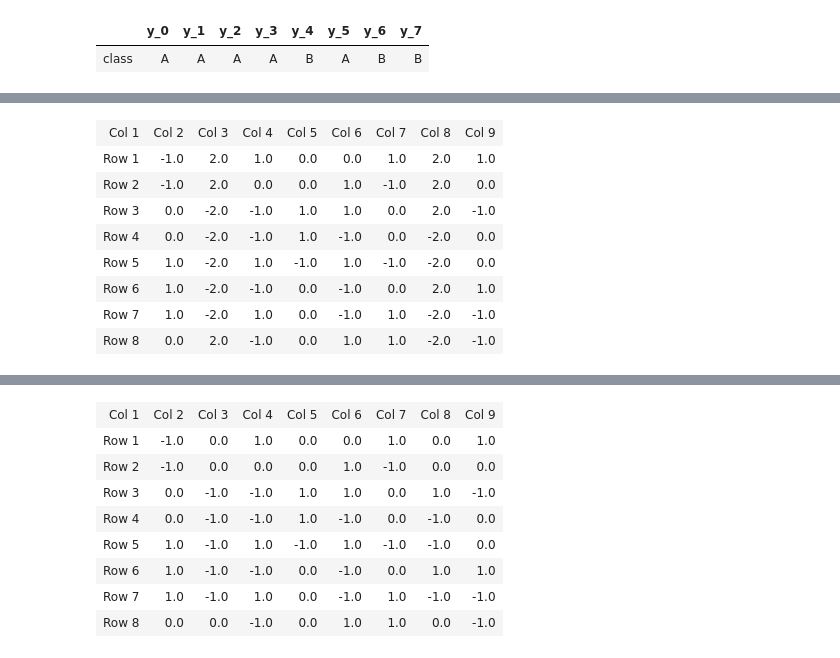
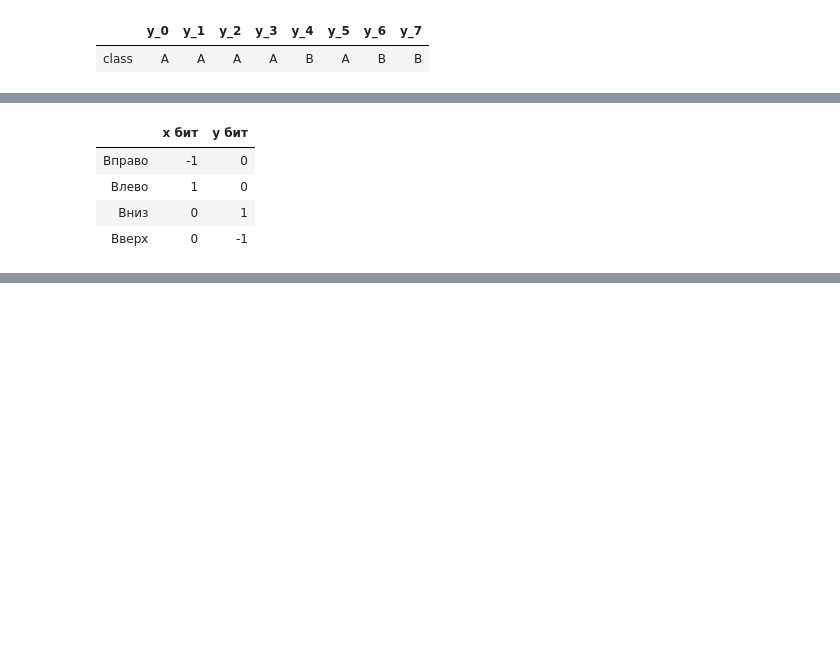
Before and after one commit to mor1ins/diploma_material, a Jupyter notebook: Decoder.ipynb, the cells around one changed output, grey strips where cells are left out. Saved outputs shown, nothing was run; the diff lists cells and outputs as text; code cells hidden in the pictures; blank space fills up the shorter version.

```diff
--- a/Decoder.ipynb
+++ b/Decoder.ipynb
@@ -48,6 +48,15 @@ def points_to_image(image, points):
 
     image = Image.fromarray(array)
     return image
+
+
+def print_directions(x_direction, y_direction):
+    table = []
+    for i in range(len(x_direction)):
+        table.append([])
+        for x, y in zip(x_direction[i], y_direction[i]):
+            table[i].append(f'({int(x)} ; {int(y)})')
+    print_table(table, False)
 # %%
 
 # set current_directory with Path function cwd() [Current Working Directory]
@@ -447,59 +459,55 @@ print_table(y_codes)
 # %%
 def replace(source, replacements):
     destination = np.zeros_like(source)
     for i in range(len(destination)):
         for what, to in replacements:
             if source[i] == what:
                 destination[i] = to
                 break
             else:
                 destination[i] = source[i]
 
     return destination
 
-def sign(a):
-    return 1 if a >= 0 else -1
 
 def replace_code_in_line(line, code, to):
     replace(line, [(code, to), (-1 * code, sign(-1 * y_code) * to)])
+
 
 def correction_position_2(x_lines, y_lines):
     for j in range(len(x_lines)):
         x_line, y_line = x_lines[j], y_lines[j]
         for i, (x_code, y_code) in enumerate(zip(x_line, y_line)):
-            if (y_code == -2 or y_code == 2):
-                code_for_replace = 0 if x_code == -1 or x_code == 1 else (sign(y_code))
-                y_lines[:, i] = replace(
-                    y_lines[:, i],
-                    [(y_code, code_for_replace),
-                     (-1 * y_code, -1 * code_for_replace)]
-                )
+            if (abs(y_code) == 2):
+                if abs(x_code) == 1:
+                    y_lines[:, i] = replace(
+                        y_lines[:, i], [(y_code, 0), (-1 * y_code, -1 * np.sign(y_code))]
+                    )
+                elif abs(x_code) == 0:
+                    y_lines[:, i] = replace(
+                        y_lines[:, i], [(y_code, np.sign(y_code)), (-1 * y_code, 0)]
+                    )
 
 
+x_codes_corrected, y_codes_corrected = x_codes.copy(), y_codes.copy()
 
+correction_position_2(x_codes_corrected, y_codes_corrected)
+correction_position_2(y_codes_corrected, x_codes_corrected)
 
-
-
-x_c, y_c = x_codes.copy(), y_codes.copy()
-# print(x_c[0])
-# print(replace(y_c[:, 4], [(-2, 0), (2, 1)]))
-
-print_table(x_c)
-print_table(y_c)
-
-correction_position_2(x_c, y_c)
-correction_position_2(y_c, x_c)
-print()
-
-print_table(x_c)
-print_table(y_c)
+display(tabulate.tabulate([
+        ['Вправо',  -1, 0],
+        ['Влево',  1, 0],
+        ['Вниз',   0, 1],
+        ['Вверх',    0,-1],
+    ], ['x бит', 'y бит'], tablefmt="html"
+))
+print_directions(x_codes_corrected.transpose(), y_codes_corrected.transpose())
+plot_images([
+    (add_virtual_lines(deleted_noise_image, average_y, average_x), ''),
+])
 # %% [output]
-| Col 1 | Col 2 | Col 3 | Col 4 | Col 5 | Col 6 | Col 7 | Col 8 | Col 9 |
-| Row 1 | -1.0 | 2.0 | 1.0 | 0.0 | 0.0 | 1.0 | 2.0 | 1.0 |
-| Row 2 | -1.0 | 2.0 | 0.0 | 0.0 | 1.0 | -1.0 | 2.0 | 0.0 |
-| Row 3 | 0.0 | -2.0 | -1.0 | 1.0 | 1.0 | 0.0 | 2.0 | -1.0 |
-| Row 4 | 0.0 | -2.0 | -1.0 | 1.0 | -1.0 | 0.0 | -2.0 | 0.0 |
-| Row 5 | 1.0 | -2.0 | 1.0 | -1.0 | 1.0 | -1.0 | -2.0 | 0.0 |
-| Row 6 | 1.0 | -2.0 | -1.0 | 0.0 | -1.0 | 0.0 | 2.0 | 1.0 |
-| Row 7 | 1.0 | -2.0 | 1.0 | 0.0 | -1.0 | 1.0 | -2.0 | -1.0 |
-| Row 8 | 0.0 | 2.0 | -1.0 | 0.0 | 1.0 | 1.0 | -2.0 | -1.0 |
+|  | x бит | y бит |
+| Вправо | -1 | 0 |
+| Влево | 1 | 0 |
+| Вниз | 0 | 1 |
+| Вверх | 0 | -1 |
@@ -515,9 +521,0 @@ print_table(y_c)
-| Col 1 | Col 2 | Col 3 | Col 4 | Col 5 | Col 6 | Col 7 | Col 8 | Col 9 |
-| Row 1 | -1.0 | 0.0 | 1.0 | 0.0 | 0.0 | 1.0 | 0.0 | 1.0 |
-| Row 2 | -1.0 | 0.0 | 0.0 | 0.0 | 1.0 | -1.0 | 0.0 | 0.0 |
-| Row 3 | 0.0 | -1.0 | -1.0 | 1.0 | 1.0 | 0.0 | 1.0 | -1.0 |
-| Row 4 | 0.0 | -1.0 | -1.0 | 1.0 | -1.0 | 0.0 | -1.0 | 0.0 |
-| Row 5 | 1.0 | -1.0 | 1.0 | -1.0 | 1.0 | -1.0 | -1.0 | 0.0 |
-| Row 6 | 1.0 | -1.0 | -1.0 | 0.0 | -1.0 | 0.0 | 1.0 | 1.0 |
-| Row 7 | 1.0 | -1.0 | 1.0 | 0.0 | -1.0 | 1.0 | -1.0 | -1.0 |
-| Row 8 | 0.0 | 0.0 | -1.0 | 0.0 | 1.0 | 1.0 | 0.0 | -1.0 |
```
Also changed, not shown: parts of 11 cells of this notebook.
